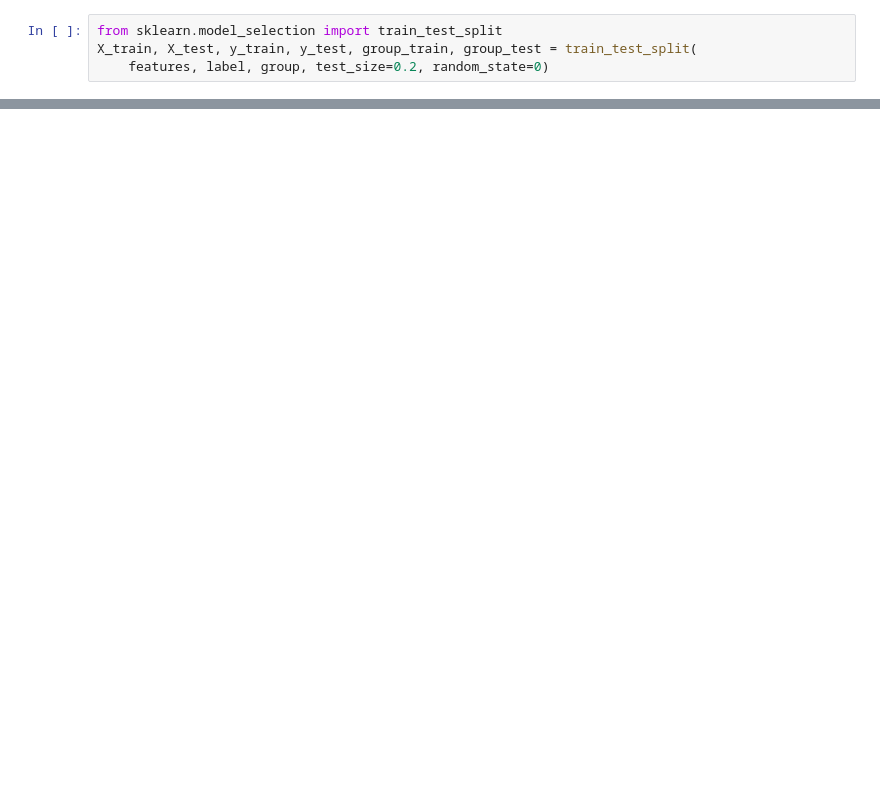
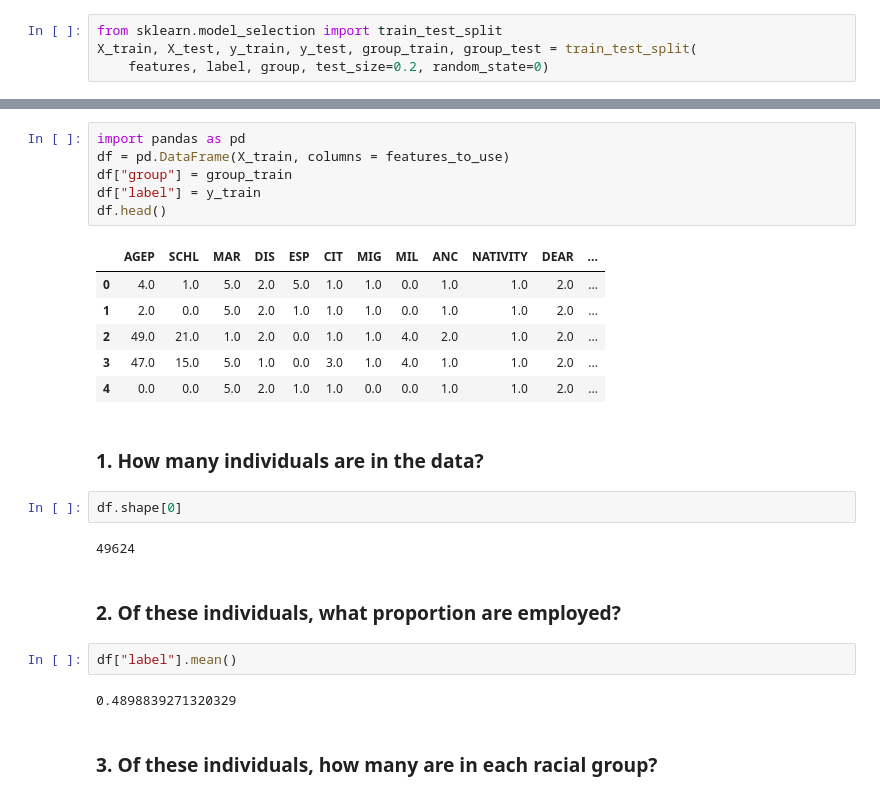
Before and after one commit to evanflaks/evanflaks.github.io, a Jupyter notebook: posts/bias/bias.ipynb, the cells around one changed output, grey strips where cells are left out. Cells and saved outputs as stored; diff of their text form; blank space fills up the shorter version.

```diff
--- a/posts/bias/bias.ipynb
+++ b/posts/bias/bias.ipynb
@@ -106,0 +82,27 @@ KeyError: 'RAC1P'
+# %%
+import pandas as pd
+df = pd.DataFrame(X_train, columns = features_to_use)
+df["group"] = group_train
+df["label"] = y_train
+df.head()
+# %% [output]
+|  | AGEP | SCHL | MAR | DIS | ESP | CIT | MIG | MIL | ANC | NATIVITY | DEAR | ... |
+| 0 | 4.0 | 1.0 | 5.0 | 2.0 | 5.0 | 1.0 | 1.0 | 0.0 | 1.0 | 1.0 | 2.0 | ... |
+| 1 | 2.0 | 0.0 | 5.0 | 2.0 | 1.0 | 1.0 | 1.0 | 0.0 | 1.0 | 1.0 | 2.0 | ... |
+| 2 | 49.0 | 21.0 | 1.0 | 2.0 | 0.0 | 1.0 | 1.0 | 4.0 | 2.0 | 1.0 | 2.0 | ... |
+| 3 | 47.0 | 15.0 | 5.0 | 1.0 | 0.0 | 3.0 | 1.0 | 4.0 | 1.0 | 1.0 | 2.0 | ... |
+| 4 | 0.0 | 0.0 | 5.0 | 2.0 | 1.0 | 1.0 | 0.0 | 0.0 | 1.0 | 1.0 | 2.0 | ... |
+# %% [markdown]
+### 1. How many individuals are in the data?
+# %%
+df.shape[0]
+# %% [output]
+49624
+# %% [markdown]
+### 2. Of these individuals, what proportion are employed?
+# %%
+df["label"].mean()
+# %% [output]
+0.4898839271320329
+# %% [markdown]
+### 3. Of these individuals, how many are in each racial group?
```
Also changed, not shown: parts of 56 cells of this notebook, 10 other files.
